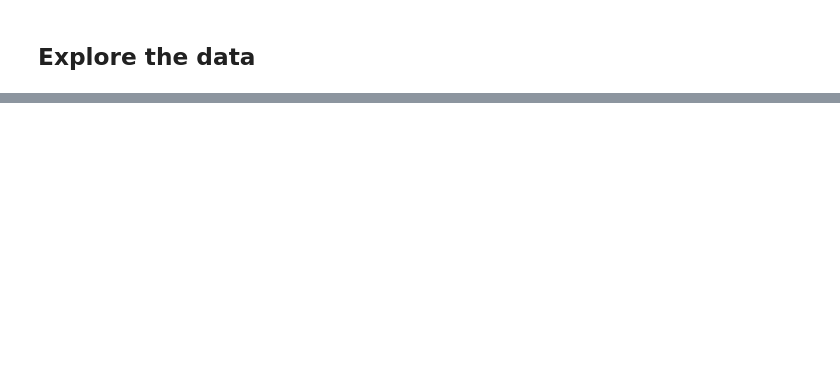
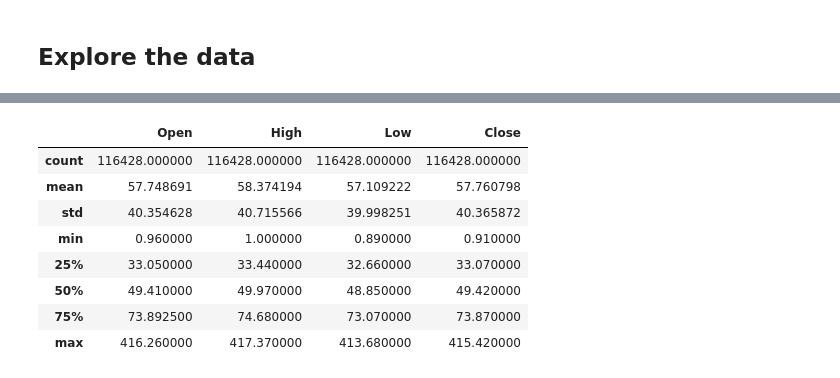
Before and after one commit to mikeyau1/FinancialDataAnalyst, a Jupyter notebook: FinancialDataAnalyst.ipynb, the cells around one changed output, grey strips where cells are left out. Cells and saved outputs as stored; diff of their text form; code cells hidden in the pictures; blank space fills up the shorter version.

Commit message:
modified:   FinancialDataAnalyst.ipynb 	modified:   StockData.db

```diff
--- a/FinancialDataAnalyst.ipynb
+++ b/FinancialDataAnalyst.ipynb
@@ -144,0 +185,7 @@ StockPrice_df.head()
+# %%
+sql = '''
+Select Ticker
+From StockPrice
+'''
+
+StockPrice_df = pd.read_sql(sql=sql, con=conn)
@@ -145,2 +199,12 @@ StockPrice_df.head()
 # %%
-StockPrice_df.info()
+StockPrice_df.describe()
+# %% [output]
+|  | Open | High | Low | Close |
+| count | 116428.000000 | 116428.000000 | 116428.000000 | 116428.000000 |
+| mean | 57.748691 | 58.374194 | 57.109222 | 57.760798 |
+| std | 40.354628 | 40.715566 | 39.998251 | 40.365872 |
+| min | 0.960000 | 1.000000 | 0.890000 | 0.910000 |
+| 25% | 33.050000 | 33.440000 | 32.660000 | 33.070000 |
+| 50% | 49.410000 | 49.970000 | 48.850000 | 49.420000 |
+| 75% | 73.892500 | 74.680000 | 73.070000 | 73.870000 |
+| max | 416.260000 | 417.370000 | 413.680000 | 415.420000 |
```
Also changed, not shown: parts of 9 cells of this notebook, 1 other file.
